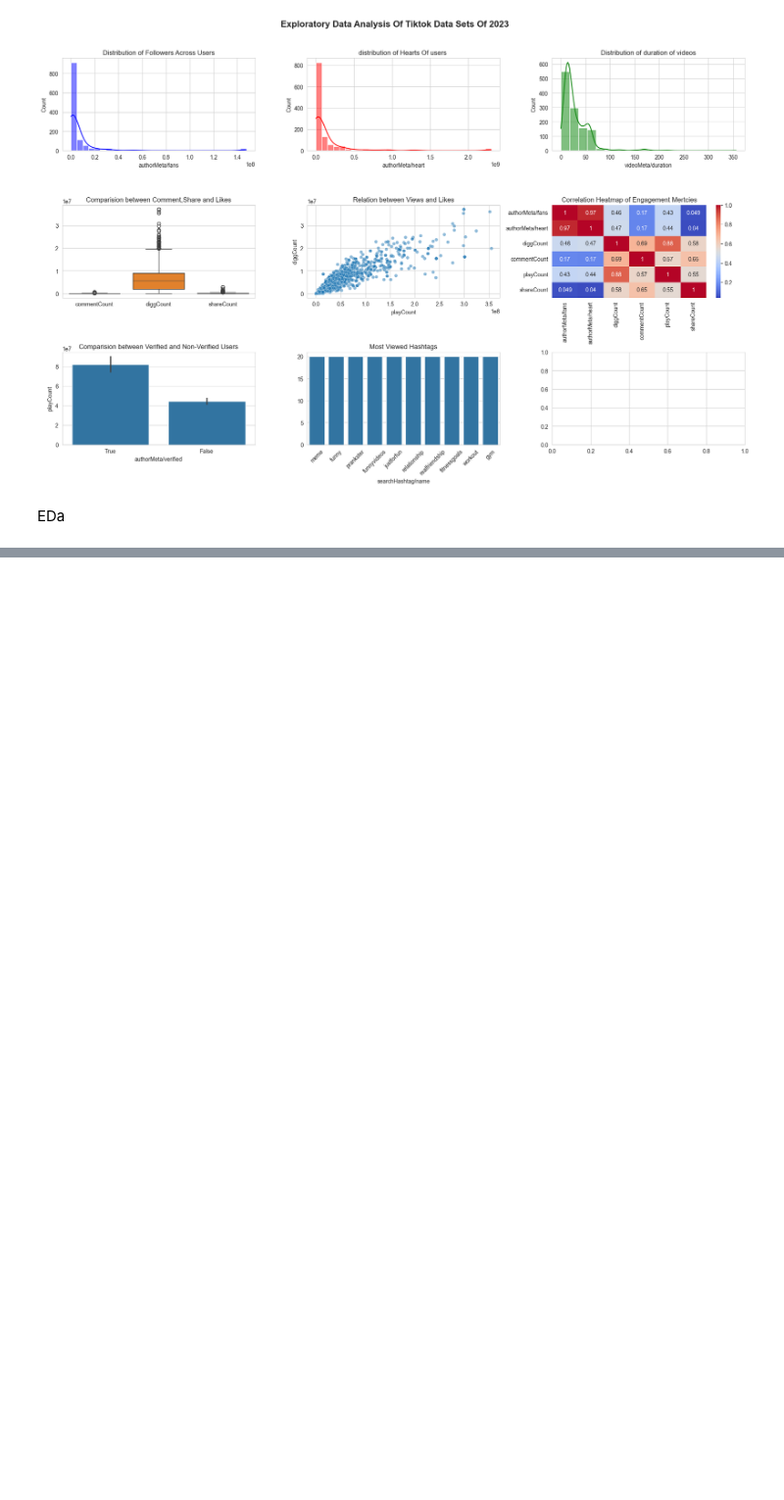
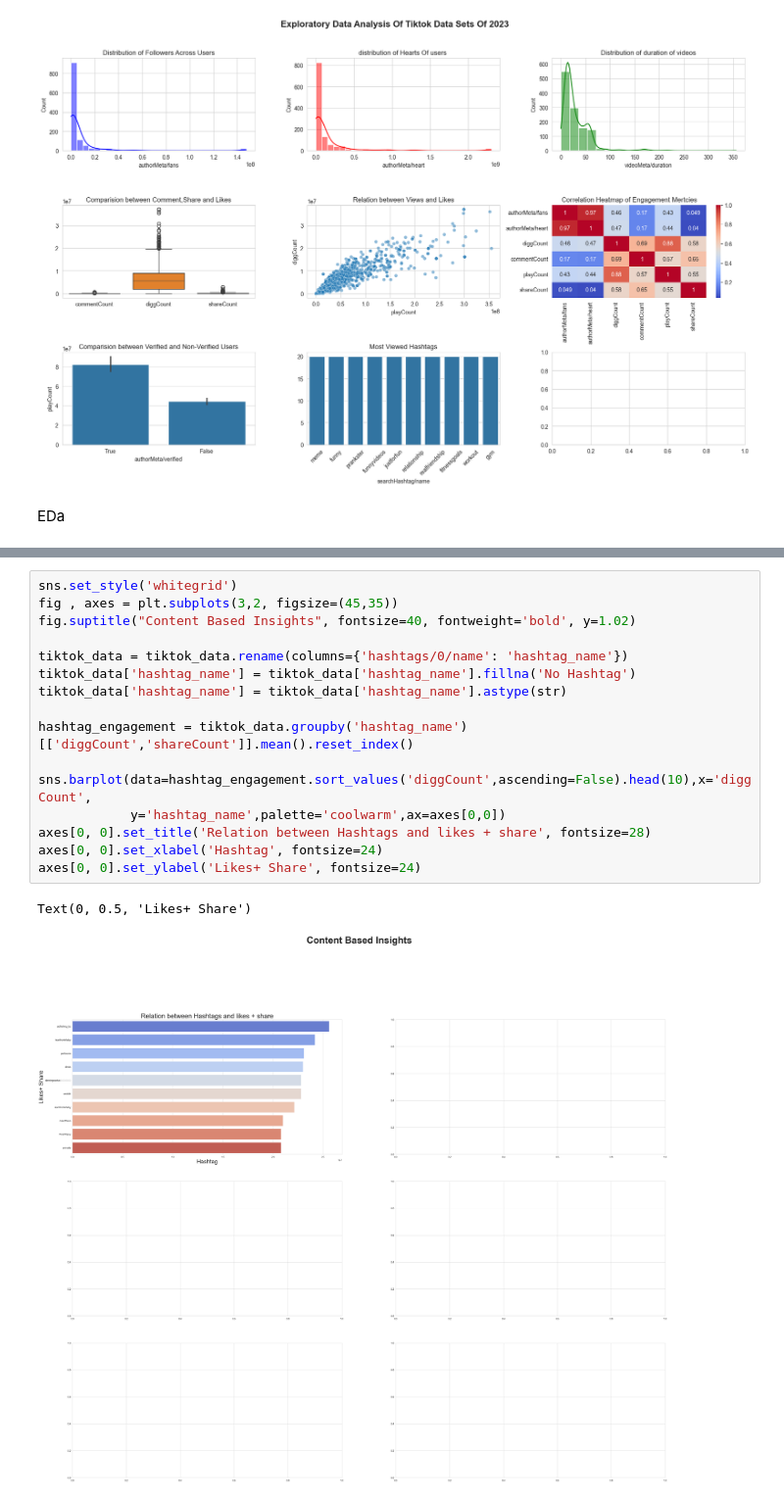
Before and after one commit to Sparshan605/Social-Media-Sentiment-Dashboard, a Jupyter notebook: data_visulaization.ipynb, the cells around one changed output, grey strips where cells are left out. Shown at 98% size. Drawn from its saved outputs; the diff is of its cells as text; blank space fills up the shorter version.

Commit message:
adding new category in data visulaization

```diff
--- a/data_visulaization.ipynb
+++ b/data_visulaization.ipynb
@@ -156,0 +157,19 @@ plt.show()
+# %%
+sns.set_style('whitegrid')
+fig , axes = plt.subplots(3,2, figsize=(45,35))
+fig.suptitle("Content Based Insights", fontsize=40, fontweight='bold', y=1.02)
+
+tiktok_data = tiktok_data.rename(columns={'hashtags/0/name': 'hashtag_name'})
+tiktok_data['hashtag_name'] = tiktok_data['hashtag_name'].fillna('No Hashtag')
+tiktok_data['hashtag_name'] = tiktok_data['hashtag_name'].astype(str)
+
+hashtag_engagement = tiktok_data.groupby('hashtag_name')[['diggCount','shareCount']].mean().reset_index()
+
+sns.barplot(data=hashtag_engagement.sort_values('diggCount',ascending=False).head(10),x='diggCount',
+            y='hashtag_name',palette='coolwarm',ax=axes[0,0])
+axes[0, 0].set_title('Relation between Hashtags and likes + share', fontsize=28)
+axes[0, 0].set_xlabel('Hashtag', fontsize=24)
+axes[0, 0].set_ylabel('Likes+ Share', fontsize=24)
+# %% [output]
+Text(0, 0.5, 'Likes+ Share')
+[figure, added]
```
Also changed, not shown: parts of 1 cell of this notebook.
